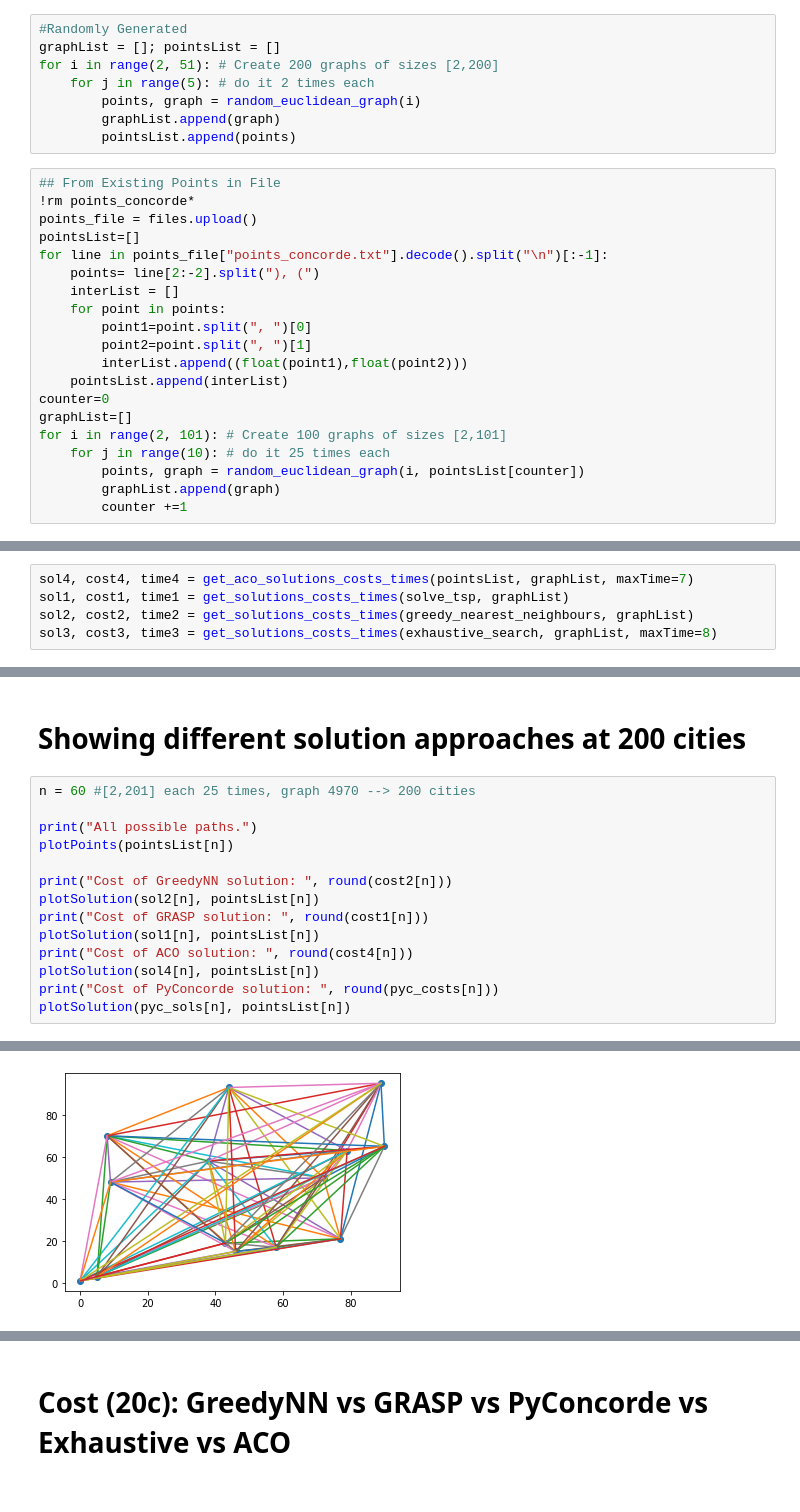
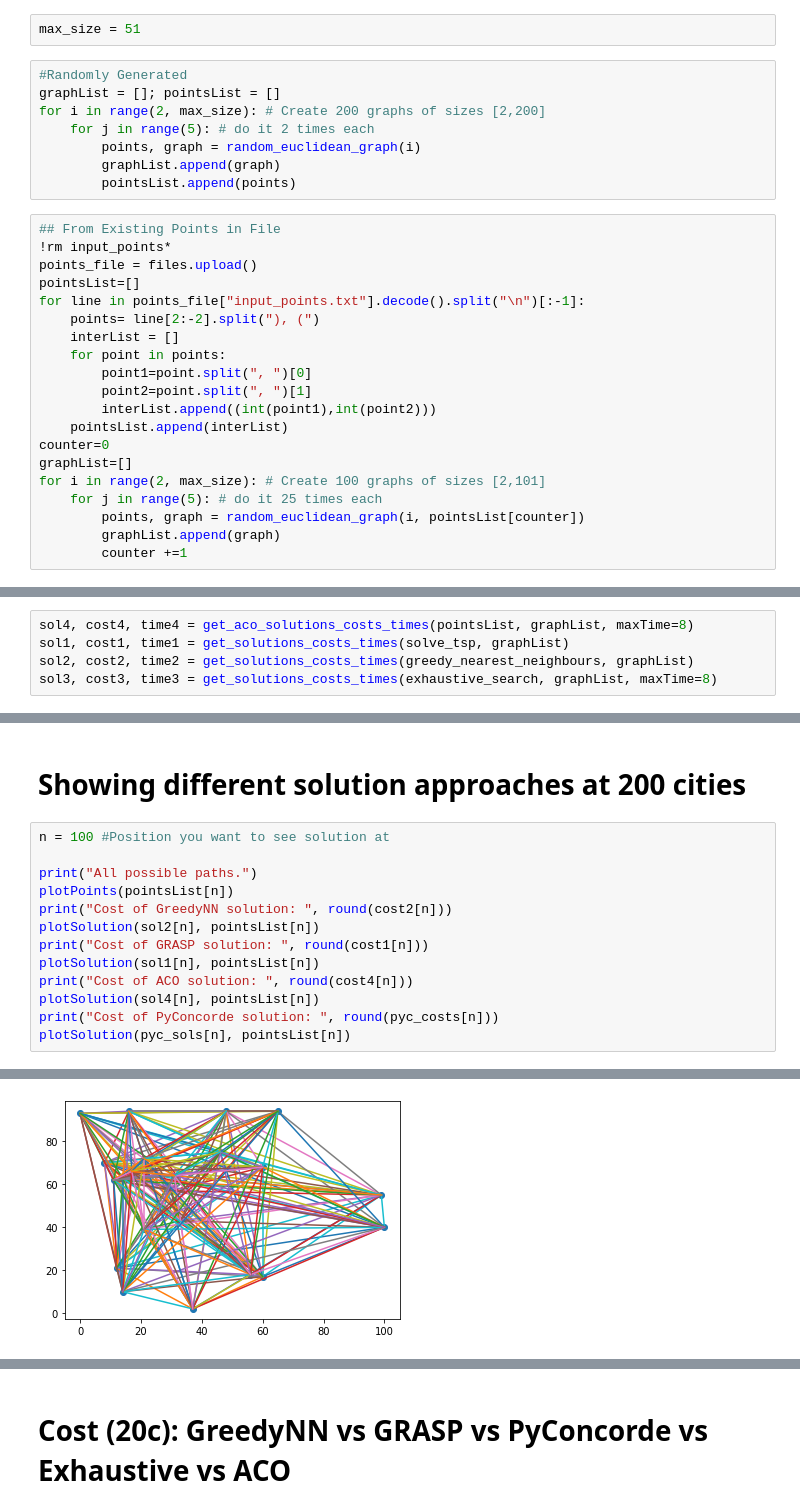
Before and after one commit to sareenv/Travelling-Sales-Man, a Jupyter notebook: visualization.ipynb, the cells around one changed output, grey strips where cells are left out. Cells and saved outputs as stored; diff of their text form.

```diff
--- a/visualization.ipynb
+++ b/visualization.ipynb
@@ -224,30 +228,32 @@ import pants
 # %% [markdown]
 # Creating Dataset
+# %%
+max_size = 51
 # %%
 #Randomly Generated
 graphList = []; pointsList = []
-for i in range(2, 51): # Create 200 graphs of sizes [2,200]
+for i in range(2, max_size): # Create 200 graphs of sizes [2,200]
     for j in range(5): # do it 2 times each
         points, graph = random_euclidean_graph(i)
         graphList.append(graph)
         pointsList.append(points)
 # %%
 ## From Existing Points in File
-!rm points_concorde*
+!rm input_points*
 points_file = files.upload()
 pointsList=[]
-for line in points_file["points_concorde.txt"].decode().split("\n")[:-1]:
+for line in points_file["input_points.txt"].decode().split("\n")[:-1]:
     points= line[2:-2].split("), (")
     interList = []
     for point in points:
         point1=point.split(", ")[0]
         point2=point.split(", ")[1]
-        interList.append((float(point1),float(point2)))
+        interList.append((int(point1),int(point2)))
     pointsList.append(interList)
 counter=0
 graphList=[]
-for i in range(2, 101): # Create 100 graphs of sizes [2,101]
-    for j in range(10): # do it 25 times each
+for i in range(2, max_size): # Create 100 graphs of sizes [2,101]
+    for j in range(5): # do it 25 times each
         points, graph = random_euclidean_graph(i, pointsList[counter])
         graphList.append(graph)
         counter +=1
@@ -286,7 +300,7 @@ for solution, graph in zip(pyc_sols, graphList):
 # %% [markdown]
 # Computing GRASP, GreedyNN, Exhaustive, PyConcorde
 # %%
-sol4, cost4, time4 = get_aco_solutions_costs_times(pointsList, graphList, maxTime=7)
+sol4, cost4, time4 = get_aco_solutions_costs_times(pointsList, graphList, maxTime=8)
 sol1, cost1, time1 = get_solutions_costs_times(solve_tsp, graphList)
 sol2, cost2, time2 = get_solutions_costs_times(greedy_nearest_neighbours, graphList)
 sol3, cost3, time3 = get_solutions_costs_times(exhaustive_search, graphList, maxTime=8)
@@ -299,19 +313,18 @@ filter_cost_aco, filter_time_aco = filter_costs_times(sol4, cost4, time4)
 # %% [markdown]
 # Showing different solution approaches at 200 cities
 # %%
-n = 60 #[2,201] each 25 times, graph 4970 --> 200 cities
+n = 100 #Position you want to see solution at
 
 print("All possible paths.")
 plotPoints(pointsList[n])
-
 print("Cost of GreedyNN solution: ", round(cost2[n]))
 plotSolution(sol2[n], pointsList[n])
 print("Cost of GRASP solution: ", round(cost1[n]))
 plotSolution(sol1[n], pointsList[n])
 print("Cost of ACO solution: ", round(cost4[n]))
 plotSolution(sol4[n], pointsList[n])
 print("Cost of PyConcorde solution: ", round(pyc_costs[n]))
 plotSolution(pyc_sols[n], pointsList[n])
 # %% [output]
 All possible paths.
-[figure, old version]
+[figure, new version]
```
Also changed, not shown: parts of 10 cells of this notebook.
